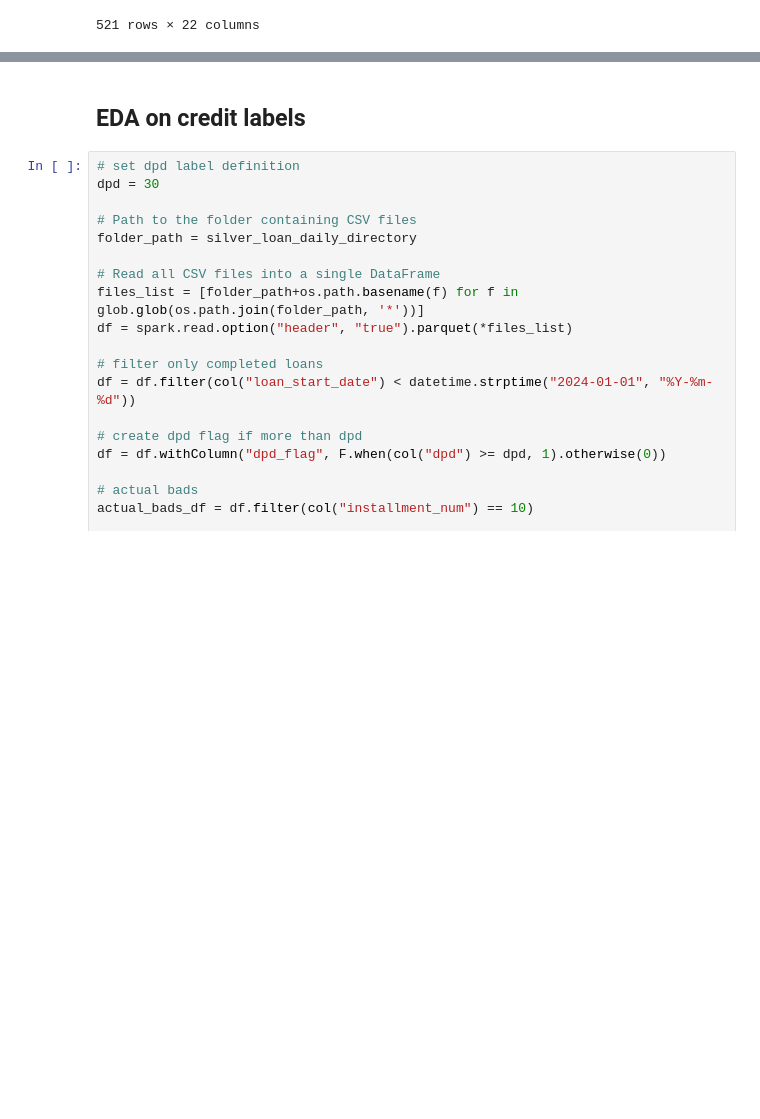
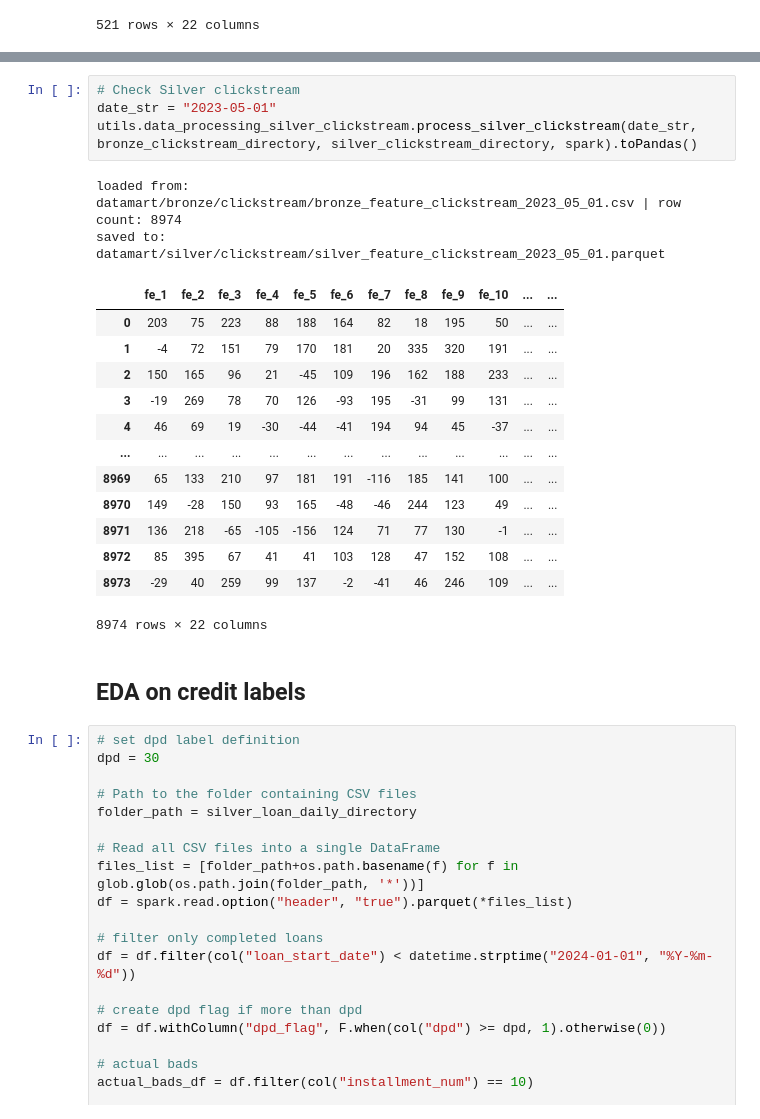
Before and after one commit to haunk/MITB_MLE_2026, a Jupyter notebook: assignment_1/data_processing_main.ipynb, the cells around one changed output, grey strips where cells are left out. Drawn from its saved outputs; the diff is of its cells as text; blank space fills up the shorter version.

```diff
--- a/assignment_1/data_processing_main.ipynb
+++ b/assignment_1/data_processing_main.ipynb
@@ -346,3 +362,23 @@ AttributeError: module 'utils' has no attribute 'data_processing_silver_clickstr
+# %%
+# Check Silver clickstream
+date_str = "2023-05-01"
+utils.data_processing_silver_clickstream.process_silver_clickstream(date_str, bronze_clickstream_directory, silver_clickstream_directory, spark).toPandas()
+# %% [output]
+loaded from: datamart/bronze/clickstream/bronze_feature_clickstream_2023_05_01.csv | row count: 8974
+saved to: datamart/silver/clickstream/silver_feature_clickstream_2023_05_01.parquet
+|  | fe_1 | fe_2 | fe_3 | fe_4 | fe_5 | fe_6 | fe_7 | fe_8 | fe_9 | fe_10 | ... | ... |
+| 0 | 203 | 75 | 223 | 88 | 188 | 164 | 82 | 18 | 195 | 50 | ... | ... |
+| 1 | -4 | 72 | 151 | 79 | 170 | 181 | 20 | 335 | 320 | 191 | ... | ... |
+| 2 | 150 | 165 | 96 | 21 | -45 | 109 | 196 | 162 | 188 | 233 | ... | ... |
+| 3 | -19 | 269 | 78 | 70 | 126 | -93 | 195 | -31 | 99 | 131 | ... | ... |
+| 4 | 46 | 69 | 19 | -30 | -44 | -41 | 194 | 94 | 45 | -37 | ... | ... |
+| ... | ... | ... | ... | ... | ... | ... | ... | ... | ... | ... | ... | ... |
+| 8969 | 65 | 133 | 210 | 97 | 181 | 191 | -116 | 185 | 141 | 100 | ... | ... |
+| 8970 | 149 | -28 | 150 | 93 | 165 | -48 | -46 | 244 | 123 | 49 | ... | ... |
+| 8971 | 136 | 218 | -65 | -105 | -156 | 124 | 71 | 77 | 130 | -1 | ... | ... |
+| 8972 | 85 | 395 | 67 | 41 | 41 | 103 | 128 | 47 | 152 | 108 | ... | ... |
+| 8973 | -29 | 40 | 259 | 99 | 137 | -2 | -41 | 46 | 246 | 109 | ... | ... |
+8974 rows × 22 columns
 # %% [markdown]
 ## EDA on credit labels
 # %%
```
Also changed, not shown: parts of 1 cell of this notebook, 2 other files.
